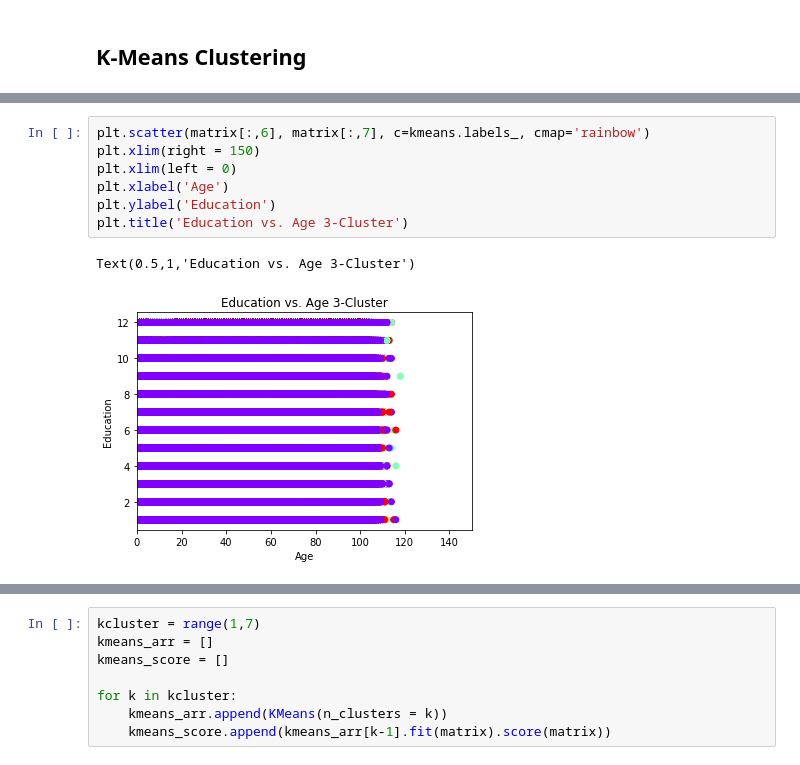
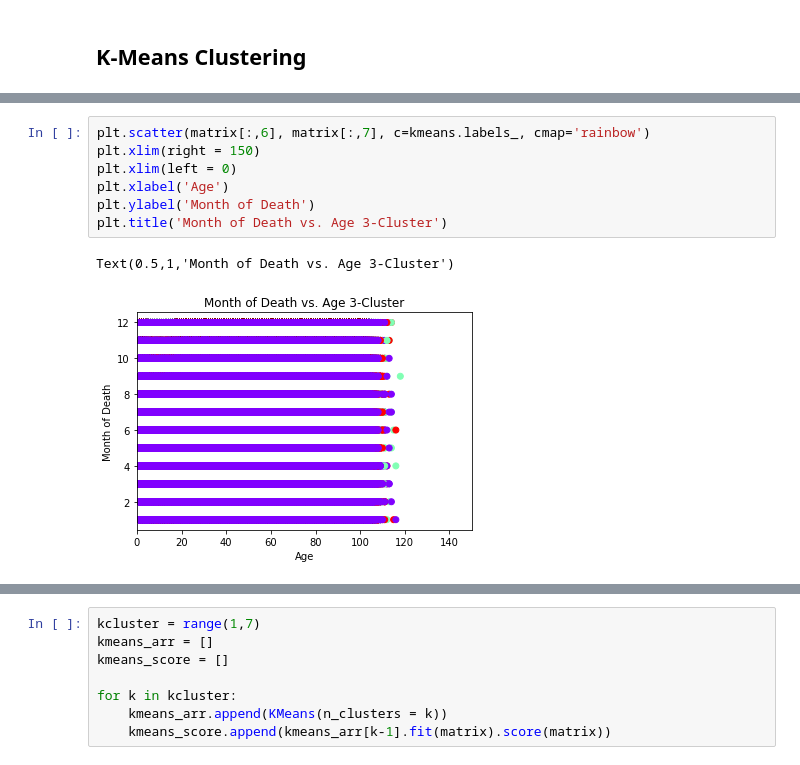
Before and after one commit to alexander-ray/bana-mortality-4502, a Jupyter notebook: DataFrameFormat.ipynb, the cells around one changed output, grey strips where cells are left out. Cells and saved outputs as stored; diff of their text form.

```diff
--- a/DataFrameFormat.ipynb
+++ b/DataFrameFormat.ipynb
@@ -563,10 +525,10 @@ KMeans(algorithm='auto', copy_x=True, init='k-means++', max_iter=300,
 # %%
 plt.scatter(matrix[:,6], matrix[:,7], c=kmeans.labels_, cmap='rainbow')
 plt.xlim(right = 150)
 plt.xlim(left = 0)
 plt.xlabel('Age')
-plt.ylabel('Education')
-plt.title('Education vs. Age 3-Cluster')
+plt.ylabel('Month of Death')
+plt.title('Month of Death vs. Age 3-Cluster')
 # %% [output]
-Text(0.5,1,'Education vs. Age 3-Cluster')
+Text(0.5,1,'Month of Death vs. Age 3-Cluster')
-[figure, old version]
+[figure, new version]
```
Also changed, not shown: parts of 11 cells of this notebook.
